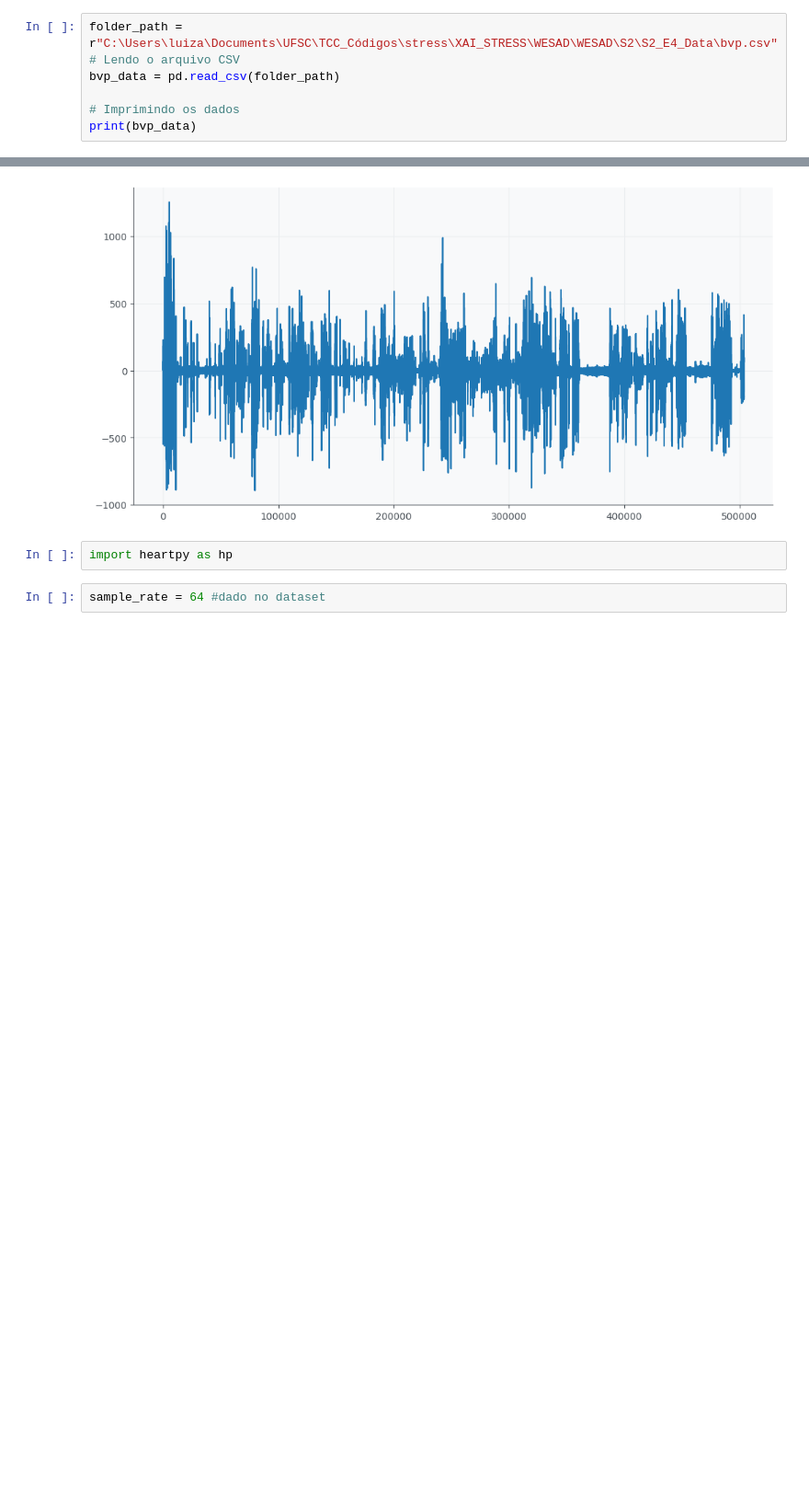
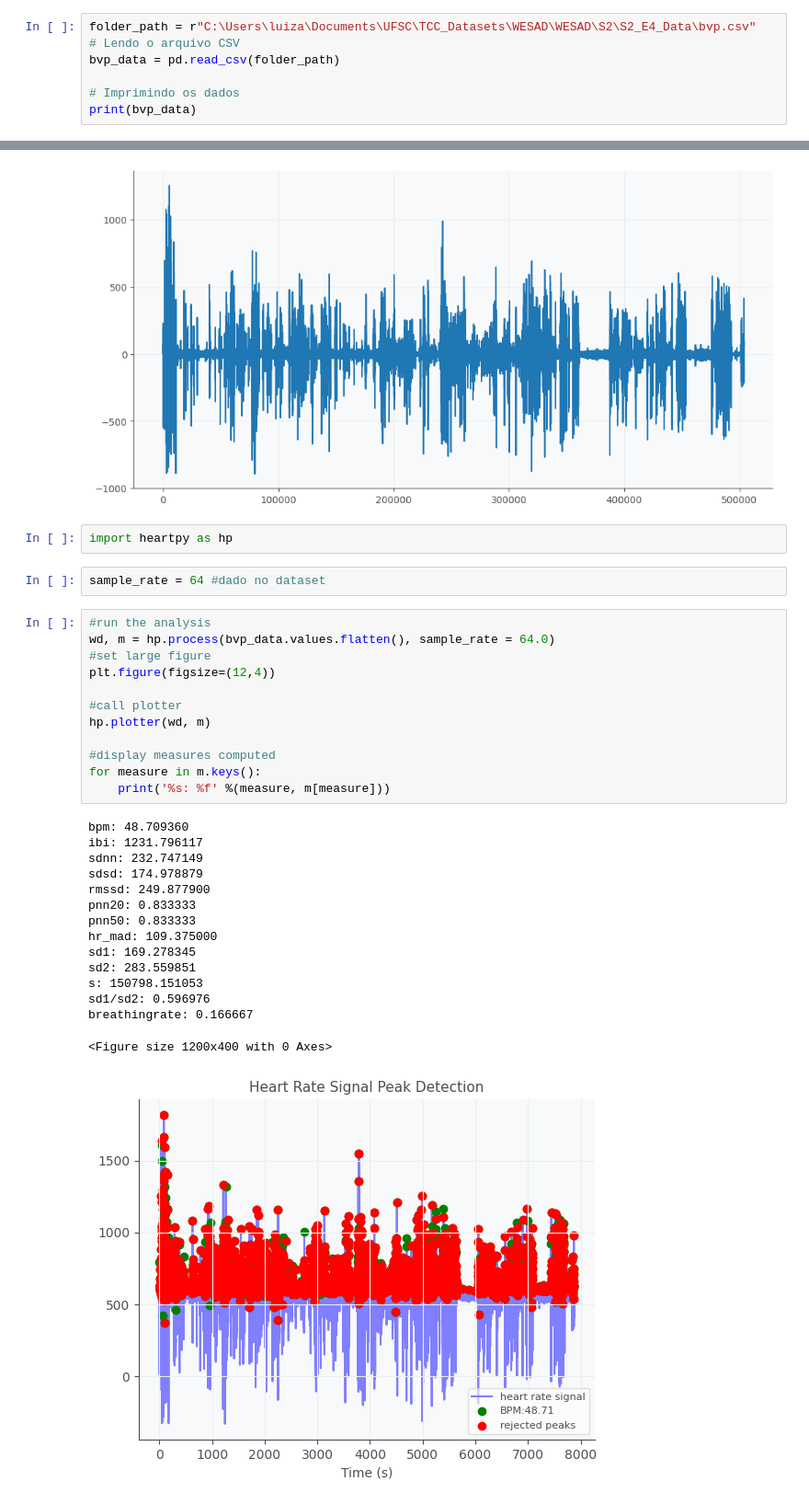
Before and after one commit to luizacastilho/XAI_STRESS, a Jupyter notebook: WESAD/analysiswesad.ipynb, the cells around one changed output, grey strips where cells are left out. Shown: that part at 92% size. Drawn from its saved outputs; the diff is of its cells as text; blank space fills up the shorter version.

```diff
--- a/WESAD/analysiswesad.ipynb
+++ b/WESAD/analysiswesad.ipynb
@@ -278,7 +258,7 @@ plt.show()
 # %% [markdown]
 BVP
 # %%
-folder_path = r"C:\Users\luiza\Documents\UFSC\TCC_Códigos\stress\XAI_STRESS\WESAD\WESAD\S2\S2_E4_Data\bvp.csv"
+folder_path = r"C:\Users\luiza\Documents\UFSC\TCC_Datasets\WESAD\WESAD\S2\S2_E4_Data\bvp.csv"
 # Lendo o arquivo CSV
 bvp_data = pd.read_csv(folder_path)
 
@@ -310,3 +290,31 @@ plt.show()
 import heartpy as hp
 # %%
 sample_rate = 64 #dado no dataset
+# %%
+#run the analysis
+wd, m = hp.process(bvp_data.values.flatten(), sample_rate = 64.0)
+#set large figure
+plt.figure(figsize=(12,4))
+
+#call plotter
+hp.plotter(wd, m)
+
+#display measures computed
+for measure in m.keys():
+    print('%s: %f' %(measure, m[measure]))
+# %% [output]
+bpm: 48.709360
+ibi: 1231.796117
+sdnn: 232.747149
+sdsd: 174.978879
+rmssd: 249.877900
+pnn20: 0.833333
+pnn50: 0.833333
+hr_mad: 109.375000
+sd1: 169.278345
+sd2: 283.559851
+s: 150798.151053
+sd1/sd2: 0.596976
+breathingrate: 0.166667
+<Figure size 1200x400 with 0 Axes>
+[figure, added]
```
Also changed, not shown: parts of 5 cells of this notebook.
